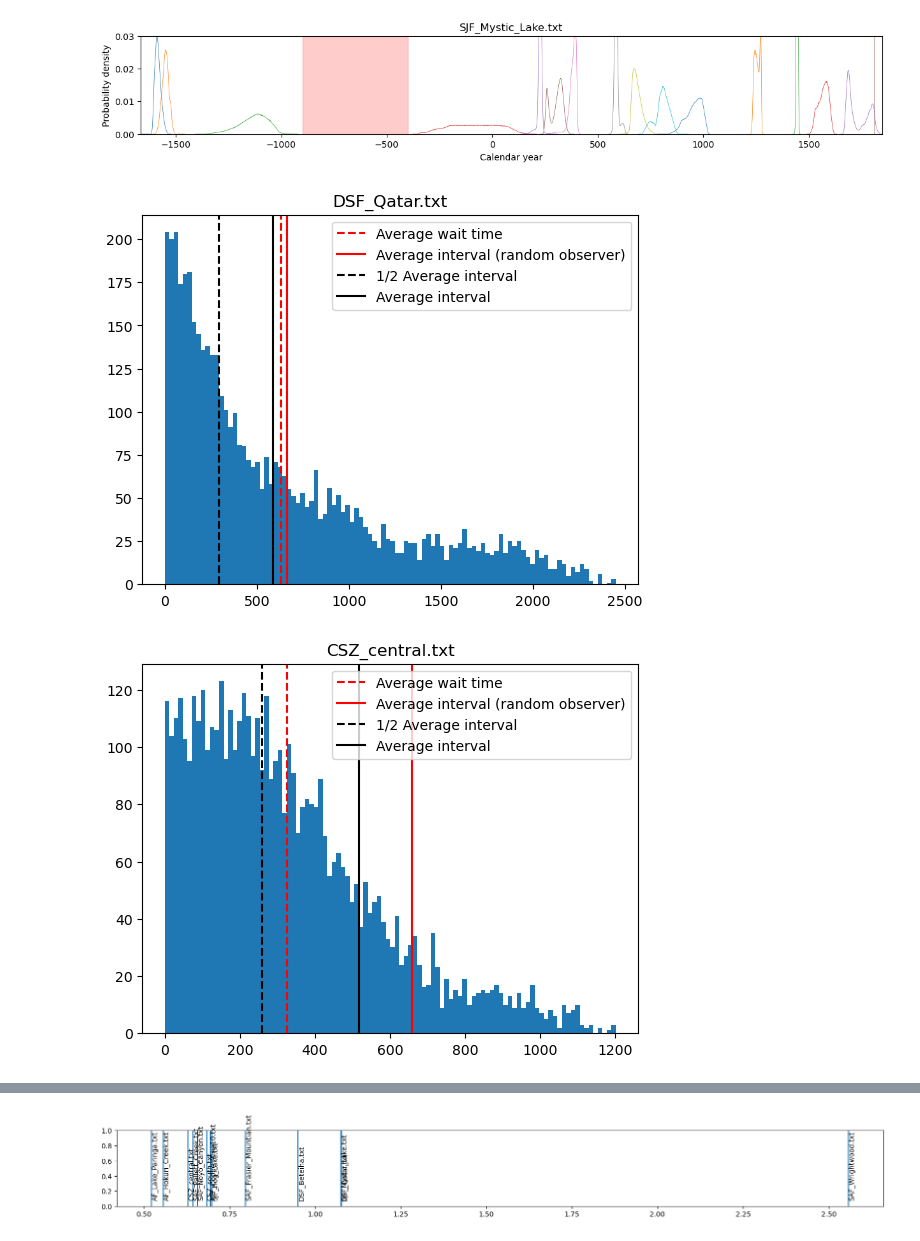
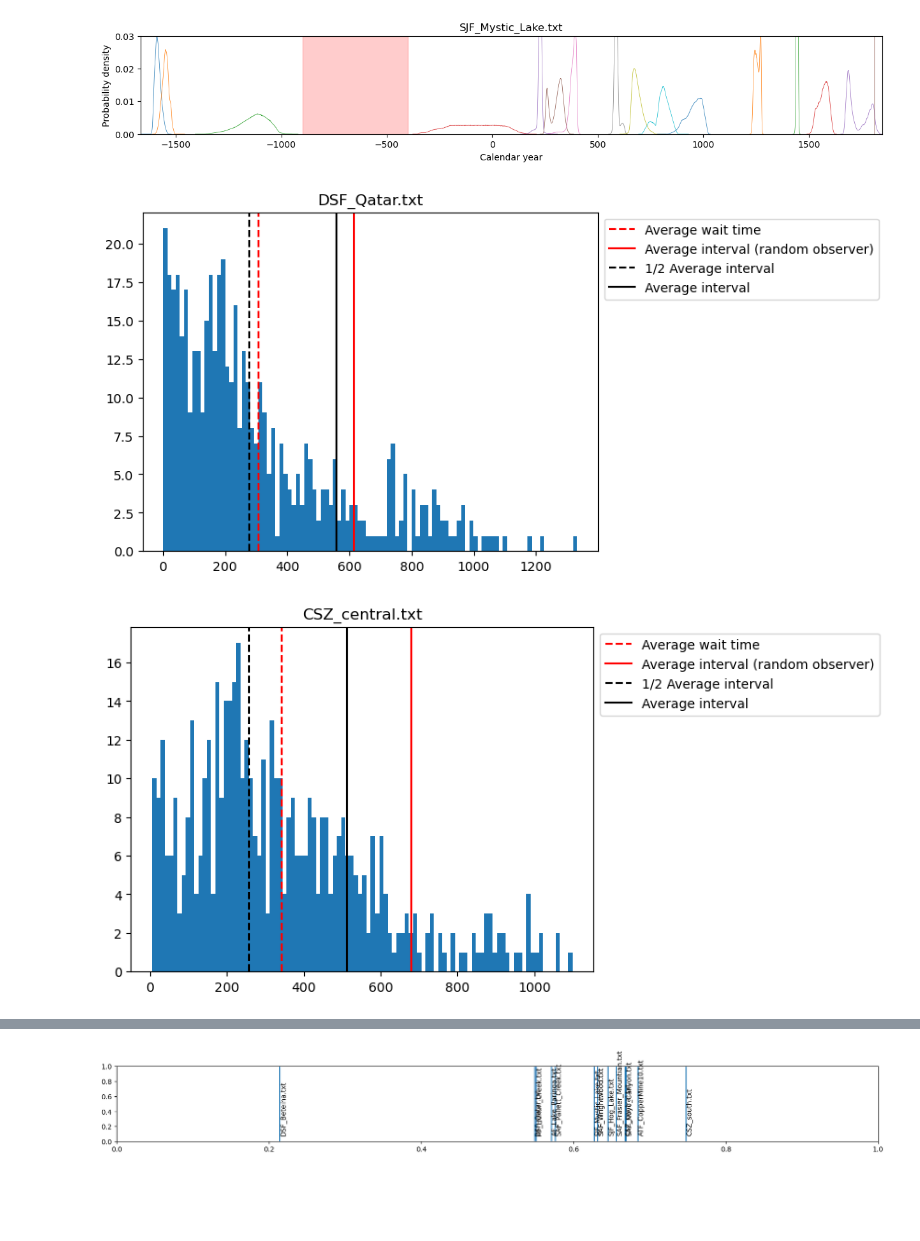
Before and after one commit to keliankaz/waiting_time_paradox, a Jupyter notebook: notebooks/aggregate_analysis.ipynb, the cells around one changed output, grey strips where cells are left out. Saved outputs shown, nothing was run; the diff lists cells and outputs as text; code cells hidden in the pictures; blank space fills up the shorter version.

Commit message:
add figure configuration

```diff
--- a/notebooks/aggregate_analysis.ipynb
+++ b/notebooks/aggregate_analysis.ipynb
@@ -49,16 +49,19 @@ for file in data_files:
 # %%
 expected_waiting_time = []
 expected_lapse_time = []
 average_interval = []
 
 
 for file in data_files:
-    trench_catalog = PaleoseismicCatalog(f'data/{file}')
-    ax, waiting_time, lapse_time = trench_catalog.visualize_waiting_time(number_of_samples=5000)
+    trench_catalog = PaleoseismicCatalog(
+        file=data_directory / "trench_records" / file,
+        **meta_data[file],
+    )
+    ax, waiting_time, lapse_time = trench_catalog.visualize_waiting_time(number_of_samples=500)
     ax.set_title(file)
     expected_waiting_time.append(np.nanmean(waiting_time))
     expected_lapse_time.append(np.nanmean(lapse_time))
     average_interval.append(trench_catalog.average_interval)
 # %% [output]
-[figure, old version]
+[figure, new version]
-[figure, old version]
+[figure, new version]
@@ -79,4 +82,4 @@ for dt, T, fn in zip(expected_waiting_time, average_interval, data_files):
     ax.axvline(dt/T)
     ax.text(dt/T, 0.1, fn, rotation=90)
 # %% [output]
-[figure, old version]
+[figure, new version]
```
Also changed, not shown: parts of 1 cell of this notebook, 1 other file.
